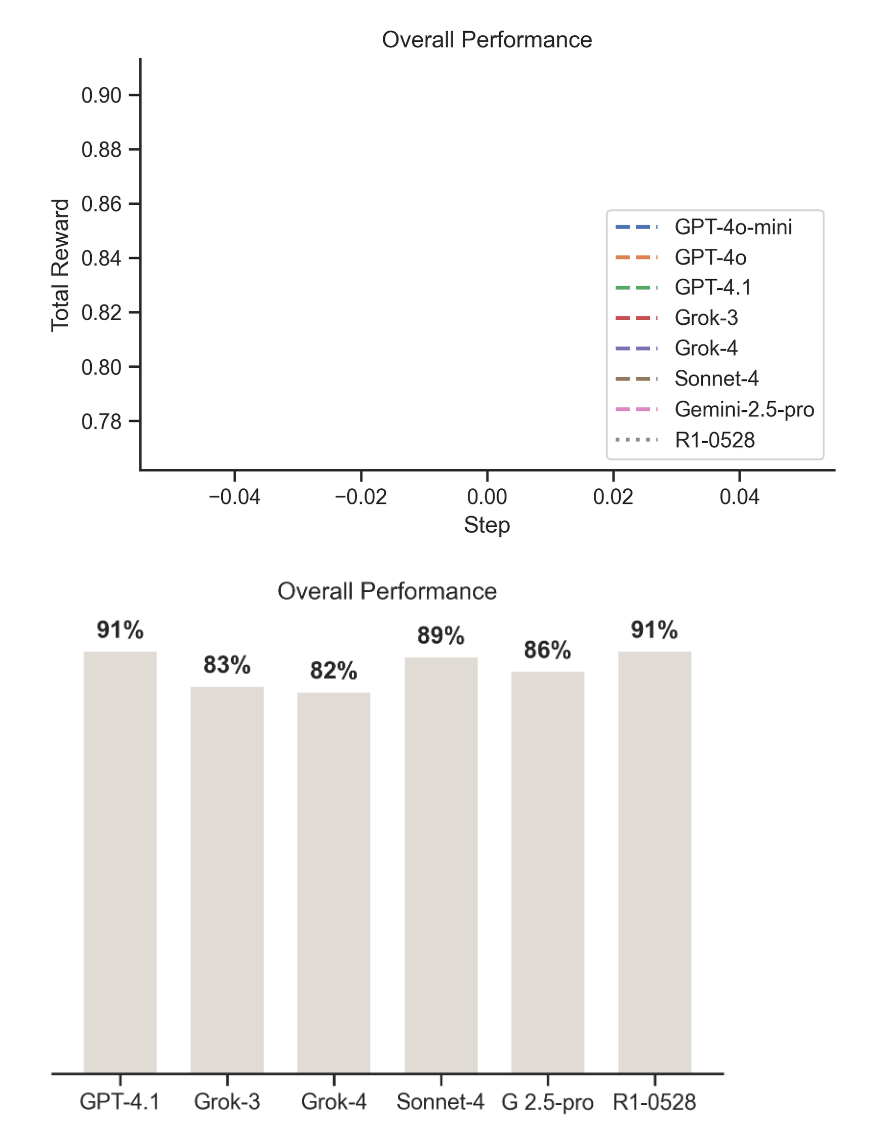
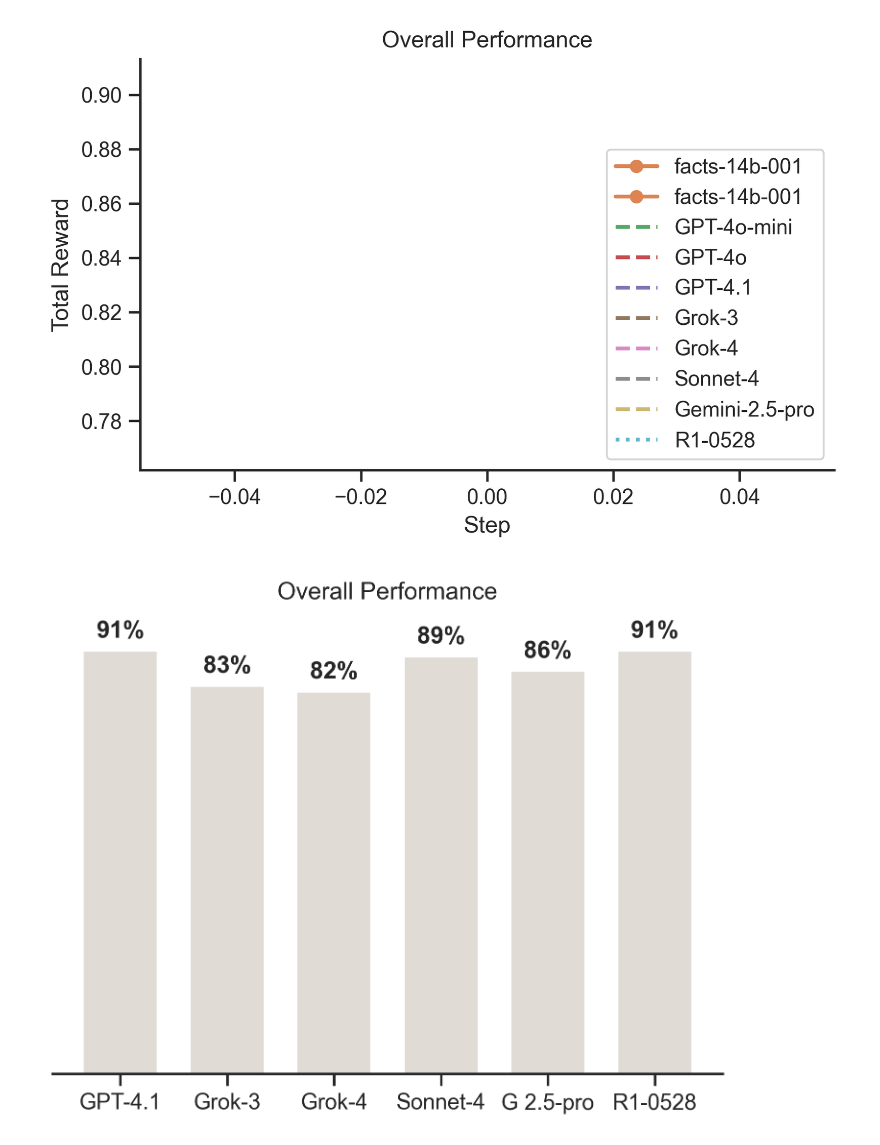
Before and after one commit to OpenPipe/ART, a Jupyter notebook: examples/just-the-facts/just_the_facts/display_benchmarks.ipynb, the cells around one changed output. Cells and saved outputs as stored; diff of their text form; code cells hidden in the pictures.

```diff
--- a/examples/just-the-facts/just_the_facts/display_benchmarks.ipynb
+++ b/examples/just-the-facts/just_the_facts/display_benchmarks.ipynb
@@ -22,6 +22,10 @@ project_name = "just-the-facts"
 
 PULL_MODELS = True
 if PULL_MODELS:
+    await pull_model_from_s3(
+        model_name="facts-14b-001",
+        project=project_name,
+    )
     await pull_model_from_s3(
         model_name="gpt-4o-mini",
         project=project_name,
@@ -59,6 +63,7 @@ if PULL_MODELS:
 df = await load_trajectories(
     project_name=project_name,
     models=[
+        "facts-14b-001",
         "gpt-4o-mini",
         "gpt-4o",
         "gpt-4.1",
@@ -76,24 +81,24 @@ os.makedirs(benchmarks_dir, exist_ok=True)
 # %%
 line_graph = training_progress_chart(
     df,
     "reward",
     models=[
-        # BenchmarkModelKey("tutorial-001", "tutorial-001", "train"),
+        BenchmarkModelKey("facts-14b-001", "facts-14b-001", "train"),
         BenchmarkModelKey("gpt-4o-mini", "GPT-4o-mini"),
         BenchmarkModelKey("gpt-4o", "GPT-4o"),
         BenchmarkModelKey("gpt-4.1", "GPT-4.1"),
         BenchmarkModelKey("grok-3", "Grok-3"),
         BenchmarkModelKey("grok-4", "Grok-4"),
         BenchmarkModelKey("sonnet-4", "Sonnet-4"),
         BenchmarkModelKey("gemini-2.5-pro", "Gemini-2.5-pro"),
         BenchmarkModelKey("r1-0528", "R1-0528"),
     ],
     title="Overall Performance",
     y_label="Total Reward",
 )
 line_graph.savefig(f"{benchmarks_dir}/accuracy-training-progress.svg")
 # %% [output]
-[figure, old version]
+[figure, new version]
 # %%
 bar_chart = percentage_comparison_bar_chart(
     df,
```
Also changed, not shown: parts of 5 cells of this notebook, 1 other file.
